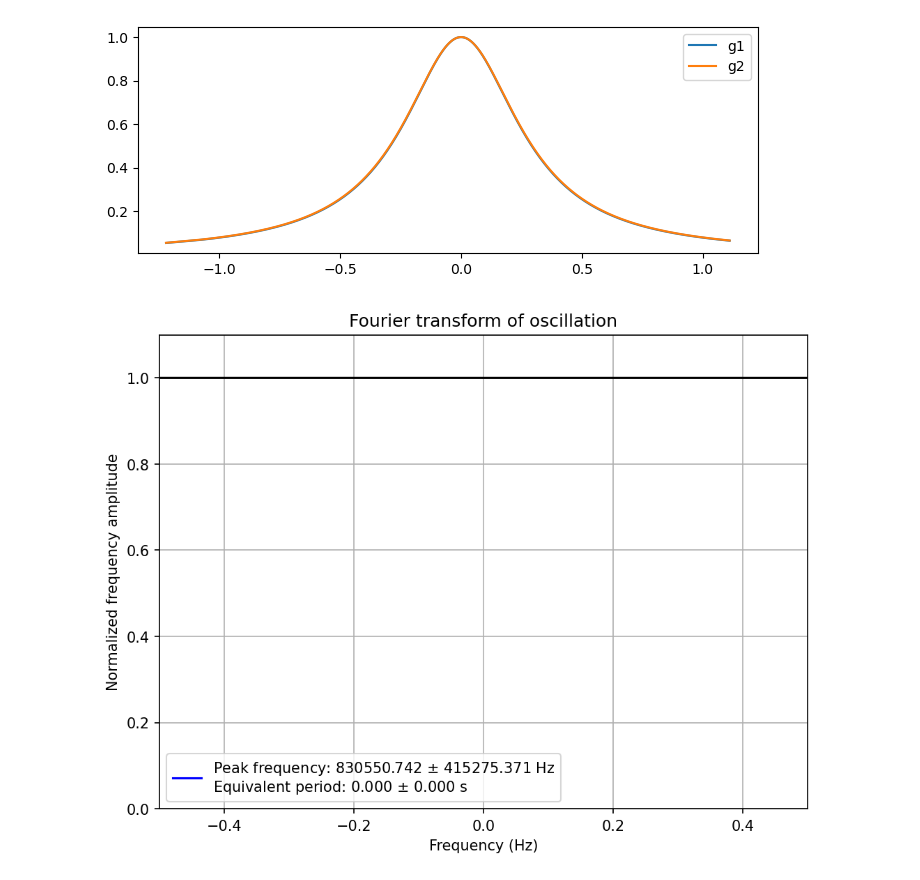
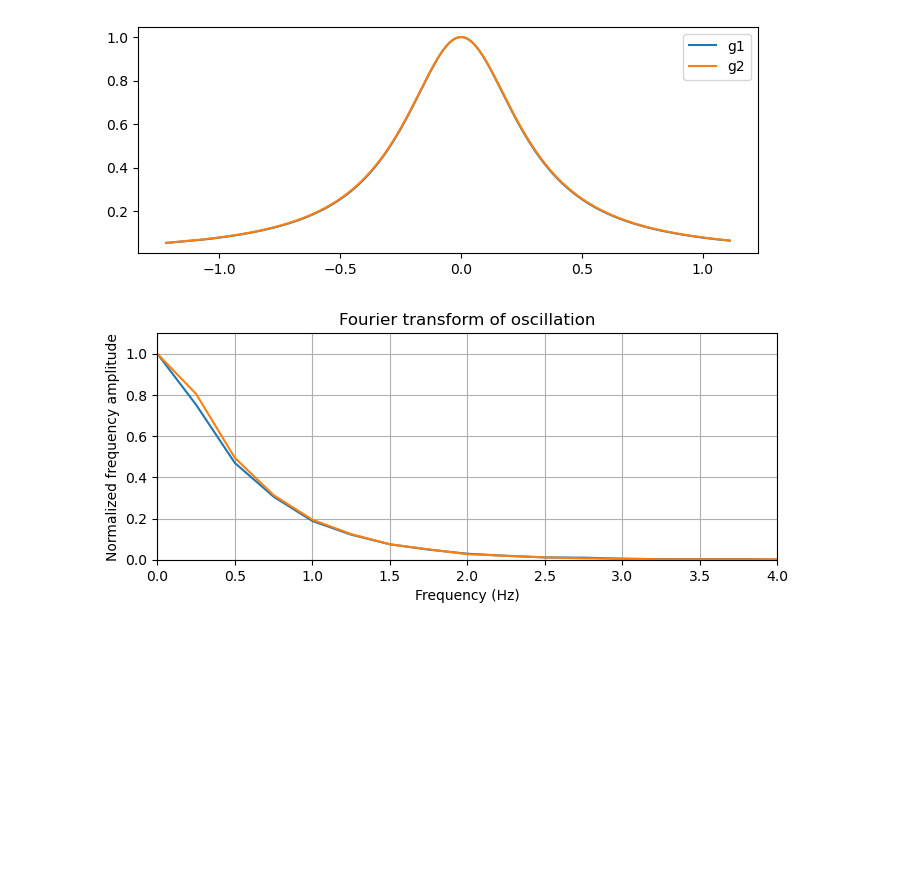
Before and after one commit to xingyzt/5bl, a Jupyter notebook: capstone/lorentzian_dispersion.ipynb, the cells around one changed output. Saved outputs shown, nothing was run; the diff lists cells and outputs as text; code cells hidden in the pictures; blank space fills up the shorter version.

```diff
--- a/capstone/lorentzian_dispersion.ipynb
+++ b/capstone/lorentzian_dispersion.ipynb
@@ -224,31 +224,20 @@ plt.legend()
 # %%
 from scipy.fft import fft, fftfreq, fftshift
 
-spectrum = np.abs(fftshift(fft(ch1)))
-spectrum /= np.max(spectrum)
-sampling_rate = 1 / np.average(np.diff(t))
-freq = fftshift(fftfreq(t.size, 1/sampling_rate))
-bin_width = np.average(np.diff(freq))
-
-maxfreq = freq[freq > 1][np.argmax(spectrum[freq > 1])]
-leftfreq = maxfreq - bin_width/2
-rightfreq = maxfreq + bin_width/2
-plt.axvline(maxfreq, color="blue",
-            label=f"""Peak frequency: {maxfreq:.3f} $\pm$ {bin_width/2:.3f} Hz
-Equivalent period: {1/maxfreq:.3f} $\pm$ {1/leftfreq - 1/rightfreq:.3f} s""")
-plt.axvspan(
-    leftfreq,
-    rightfreq,
-    color="lightblue")
+for ch in [ch1, ch2]:
+    spectrum = np.abs(fftshift(fft(ch)))
+    spectrum /= np.max(spectrum)
+    sampling_rate = 1 / np.average(np.diff(t))
+    freq = fftshift(fftfreq(t.size, 1/sampling_rate))
+    bin_width = np.average(np.diff(freq))
+    plt.plot(freq, spectrum)
 
 plt.title("Fourier transform of oscillation")
 plt.xlabel("Frequency (Hz)")
 plt.ylabel("Normalized frequency amplitude")
-plt.xlim(-0.5, 0.5)
+plt.xlim(0, 4)
 plt.ylim(0, 1.1)
-plt.plot(freq, spectrum, color="black")
 plt.grid()
-plt.legend()
 plt.show()
 # %% [output]
-[figure, old version]
+[figure, new version]
```
Also changed, not shown: 8 other files.
